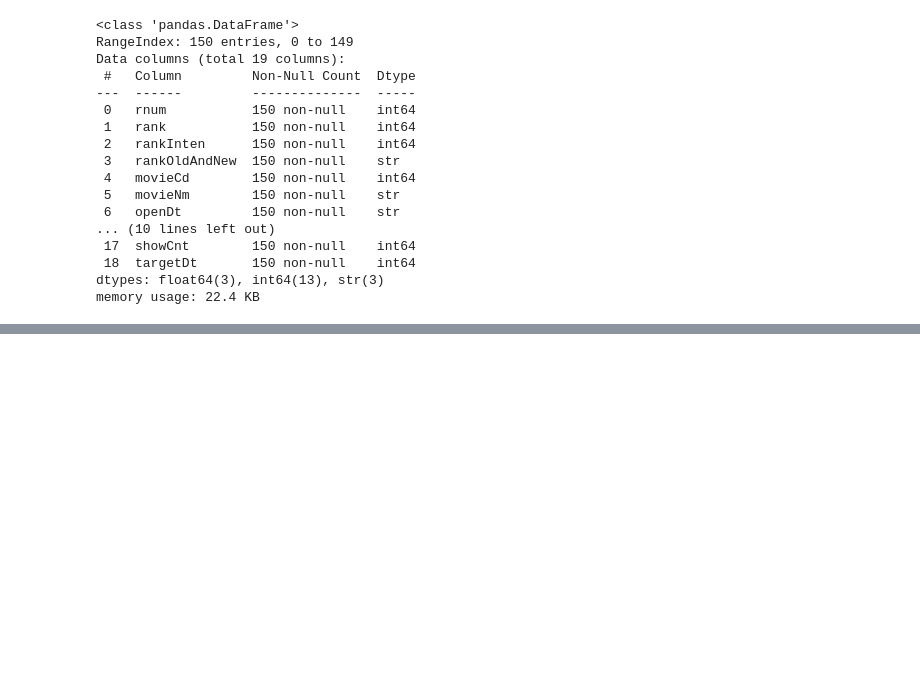
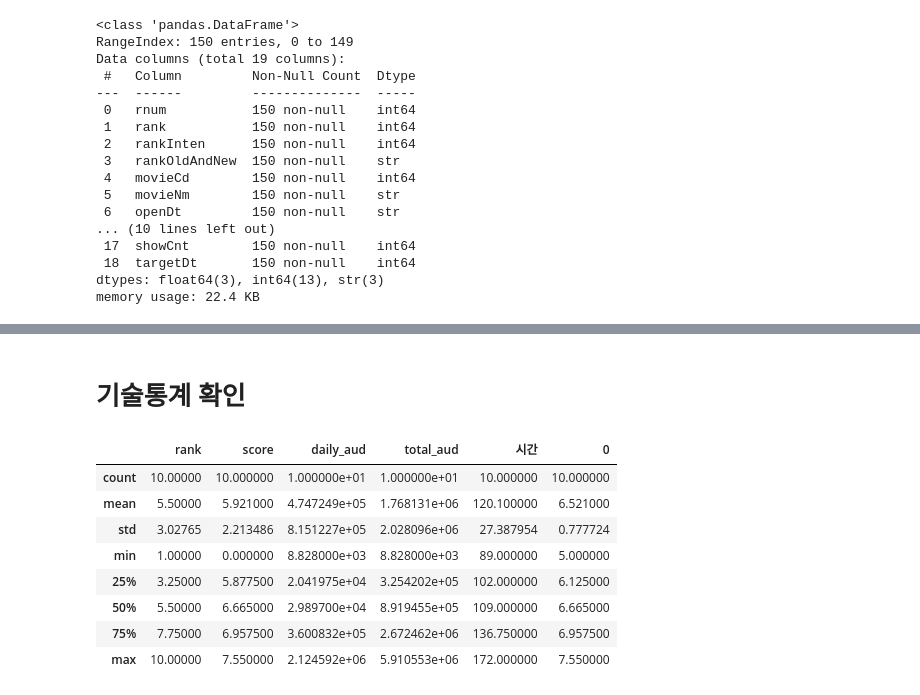
Before and after one commit to kkw5389-collab/sprint_mission16, a Jupyter notebook: notebooks/analysis.ipynb, the cells around one changed output, grey strips where cells are left out. Drawn from its saved outputs; the diff is of its cells as text; code cells hidden in the pictures; blank space fills up the shorter version.

```diff
--- a/notebooks/analysis.ipynb
+++ b/notebooks/analysis.ipynb
@@ -194,0 +246,14 @@ memory usage: 22.4 KB
+# %% [markdown]
+# 기술통계 확인
+# %%
+df_cine.describe()
+# %% [output]
+|  | rank | score | daily_aud | total_aud | 시간 | 0 |
+| count | 10.00000 | 10.000000 | 1.000000e+01 | 1.000000e+01 | 10.000000 | 10.000000 |
+| mean | 5.50000 | 5.921000 | 4.747249e+05 | 1.768131e+06 | 120.100000 | 6.521000 |
+| std | 3.02765 | 2.213486 | 8.151227e+05 | 2.028096e+06 | 27.387954 | 0.777724 |
+| min | 1.00000 | 0.000000 | 8.828000e+03 | 8.828000e+03 | 89.000000 | 5.000000 |
+| 25% | 3.25000 | 5.877500 | 2.041975e+04 | 3.254202e+05 | 102.000000 | 6.125000 |
+| 50% | 5.50000 | 6.665000 | 2.989700e+04 | 8.919455e+05 | 109.000000 | 6.665000 |
+| 75% | 7.75000 | 6.957500 | 3.600832e+05 | 2.672462e+06 | 136.750000 | 6.957500 |
+| max | 10.00000 | 7.550000 | 2.124592e+06 | 5.910553e+06 | 172.000000 | 7.550000 |
```
Also changed, not shown: parts of 6 cells of this notebook.
